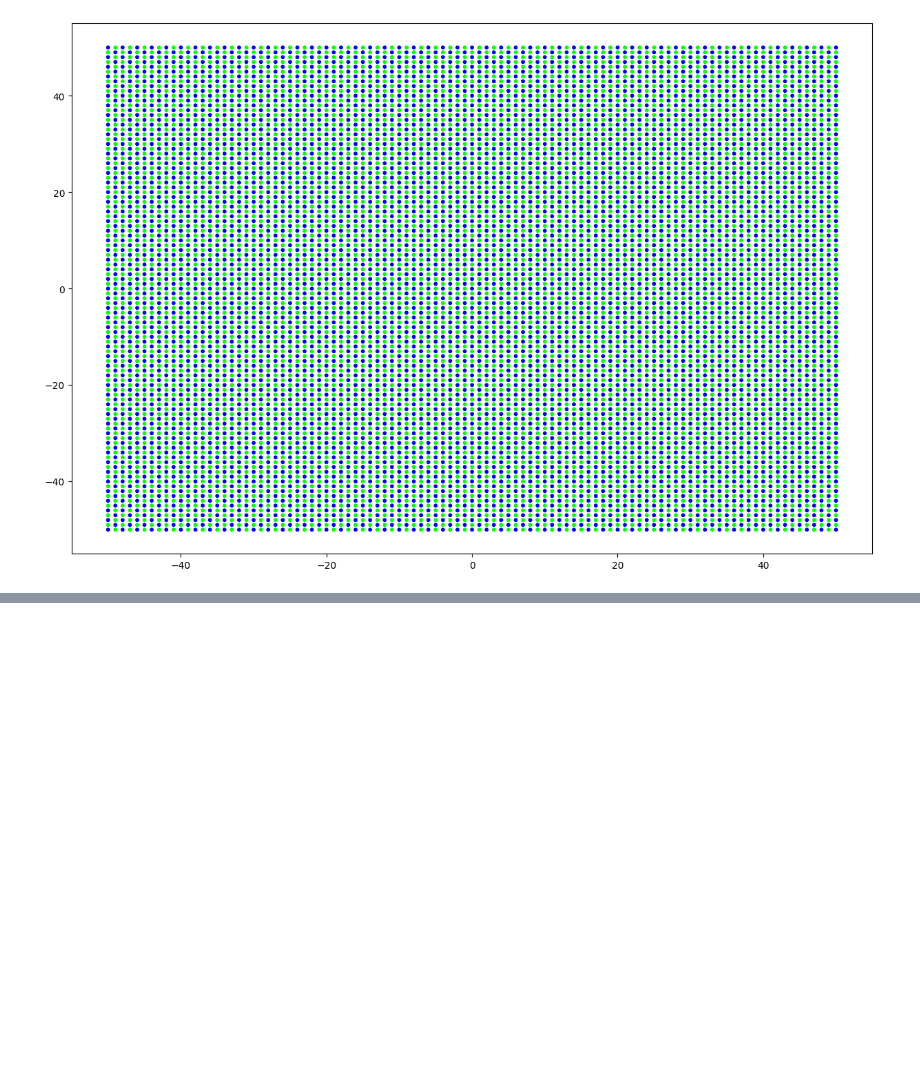
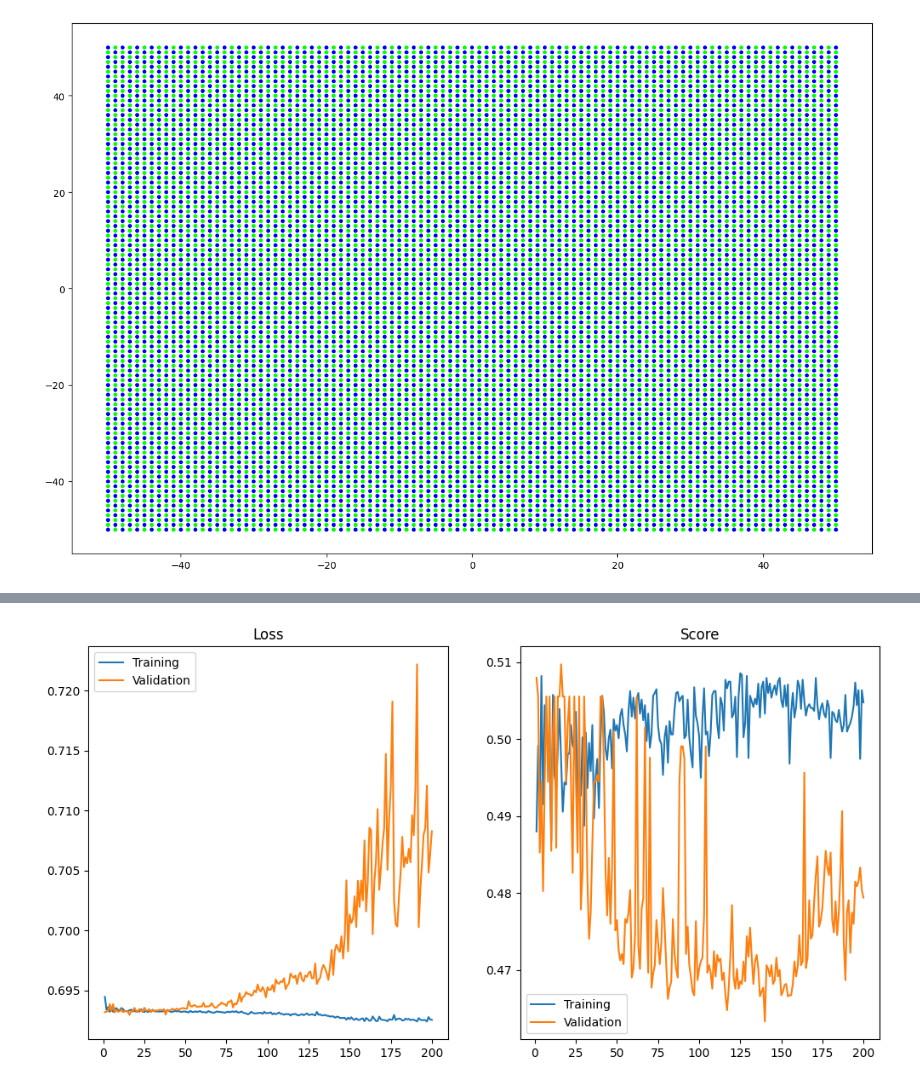
Before and after one commit to Bala-A87/UGRC, a Jupyter notebook: Code/mod-grid.ipynb, the cells around one changed output, grey strips where cells are left out. Saved outputs shown, nothing was run; the diff lists cells and outputs as text; code cells hidden in the pictures; blank space fills up the shorter version.

Commit message:
Add basic models

```diff
--- a/Code/mod-grid.ipynb
+++ b/Code/mod-grid.ipynb
@@ -32,0 +89,25 @@ plt.scatter(X[:,0], X[:,1], c=Y, s=10, cmap='brg')
+# %%
+model = SimpleNN().to(device)
+# %%
+from scripts.metrics import BinaryAccuracy
+
+loss_fn = torch.nn.BCELoss()
+optimizer = torch.optim.Adam(params=model.parameters())
+metric = BinaryAccuracy()
+# %%
+from scripts.utils import make_dataloader
+
+train_dataloader, val_dataloader = make_dataloader(X_train, Y_train, 32, True), make_dataloader(X_val, Y_val, 32)
+# %%
+from scripts.train import train_classifier
+
+history = train_classifier(
+    model=model,
+    train_dataloader=train_dataloader,
+    val_dataloader=val_dataloader,
+    loss_fn=loss_fn,
+    metric=metric,
+    optimizer=optimizer,
+    epochs=200,
+    device=device
+)
@@ -32,0 +132,6 @@ plt.scatter(X[:,0], X[:,1], c=Y, s=10, cmap='brg')
+# %%
+from scripts.utils import plot_train_history
+
+plot_train_history(history)
+# %% [output]
+[figure, added]
```
Also changed, not shown: parts of 14 cells of this notebook.
